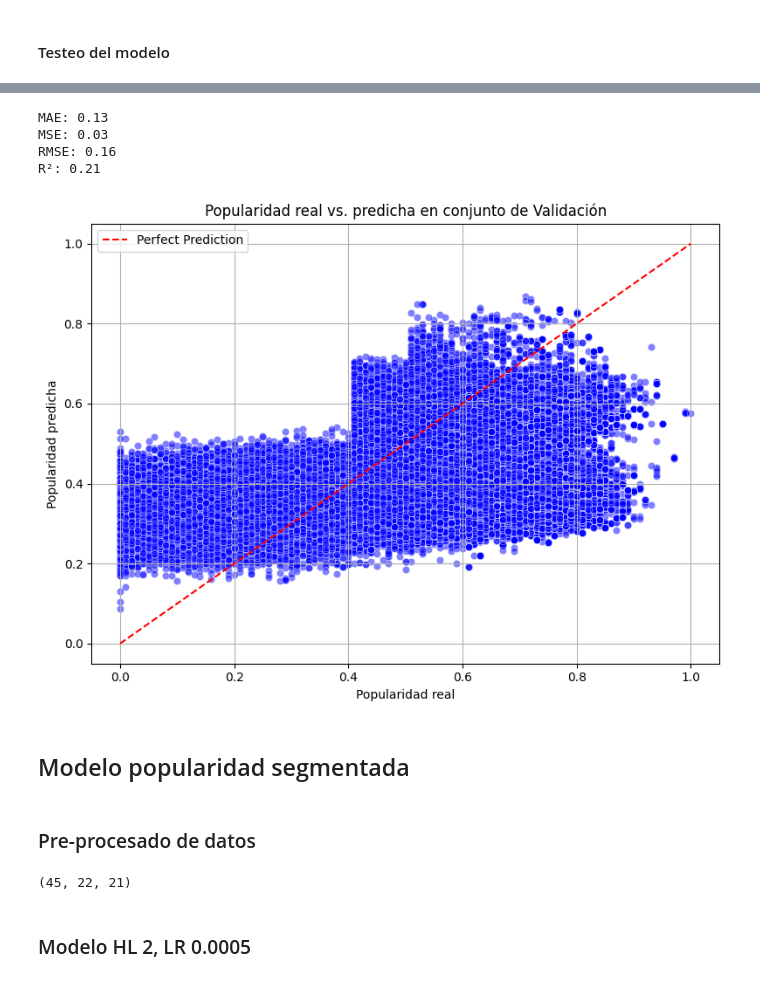
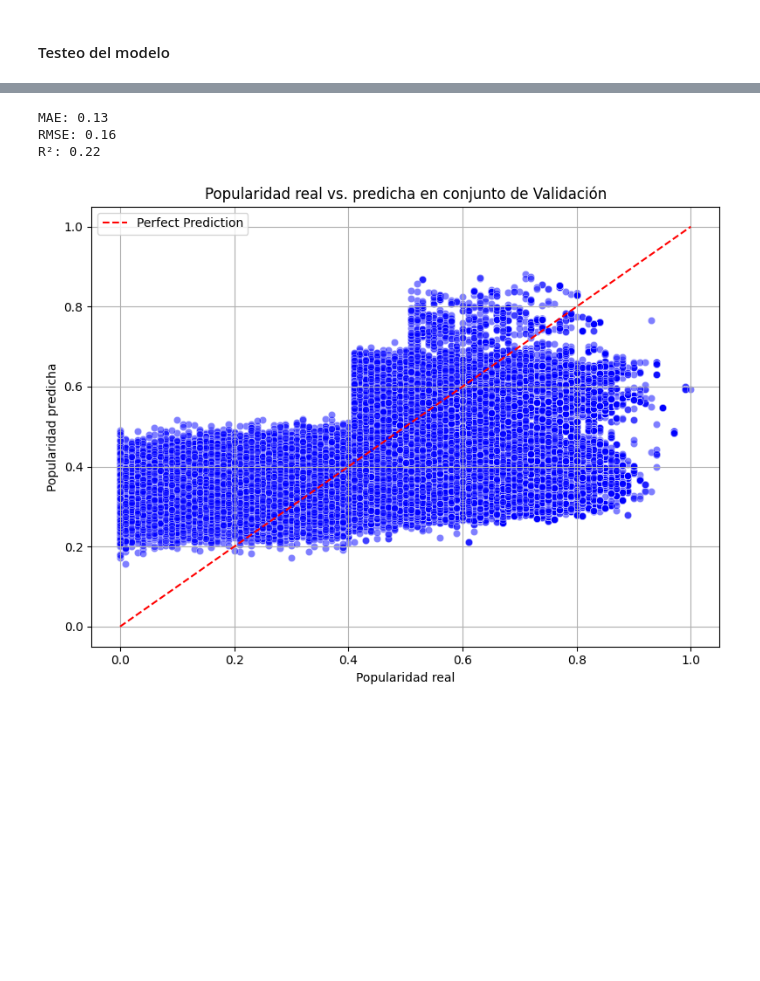
Before and after one commit to jin-roh25/IAProyectoFinal, a Jupyter notebook: PopularidadNN.ipynb, the cells around one changed output, grey strips where cells are left out. Cells and saved outputs as stored; diff of their text form; code cells hidden in the pictures; blank space fills up the shorter version.

```diff
--- a/PopularidadNN.ipynb
+++ b/PopularidadNN.ipynb
@@ -907,7 +909,7 @@ model = model.to(device)
 
 # Definir la función de pérdida y el optimizador
 criterion = nn.MSELoss()  # Mean Squared Error para regresión
-optimizer = torch.optim.Adam(model.parameters(), lr=0.001, weight_decay=1e-4)  # Adam optimizer
+optimizer = torch.optim.Adam(model.parameters(), lr=0.0005, weight_decay=1e-4)  # Adam optimizer
 # %% [markdown]
 #### Entrenamiento del modelo
 # %%
@@ -1075,7 +1075,7 @@ plt.show()
 # %%
 #Modelo de red neuronal
 class MLP_P4(nn.Module):
-    def __init__(self, hidden_size=10, input_size=141, dropout_p=0.2):
+    def __init__(self, hidden_size=10, input_size=141, dropout_p=0.3):
         super().__init__()
         self.hidden_size = hidden_size
         self.input_size = input_size
@@ -1155,7 +1155,7 @@ model = model.to(device)
 
 # Definir la función de pérdida y el optimizador
 criterion = nn.MSELoss()  # Mean Squared Error para regresión
-optimizer = torch.optim.Adam(model.parameters(), lr=0.0005, weight_decay=1e-4)  # Adam optimizer
+optimizer = torch.optim.Adam(model.parameters(), lr=0.0001, weight_decay=1e-4)  # Adam optimizer
 # %% [markdown]
 #### Entrenamiento del modelo
 # %%
@@ -1287,7 +1290,7 @@ Test Loss: 0.0617
 # %%
 # Metricas de evaluación
-y_pred = np.concatenate(preds).reshape(-1, 1)
-y_true = np.concatenate(true).reshape(-1, 1)
+y_pred = np.concatenate(preds).reshape(-1, 1).ravel()
+y_true = np.concatenate(true).reshape(-1, 1).ravel()
 
 mae = mean_absolute_error(y_true, y_pred)
 mse = mean_squared_error(y_true, y_pred)
@@ -1295,29 +1298,23 @@ rmse = np.sqrt(mse)
 r2 = r2_score(y_true, y_pred)
 
 print(f"MAE: {mae:.2f}")
-print(f"MSE: {mse:.2f}")
 print(f"RMSE: {rmse:.2f}")
 print(f"R²: {r2:.2f}")
 # %% [output]
 MAE: 0.13
-MSE: 0.03
 RMSE: 0.16
-R²: 0.21
+R²: 0.22
 # %%
 plt.figure(figsize=(8, 6))
-sns.scatterplot(x=y_true.ravel(), y=y_pred.ravel(), alpha=0.5, color="blue")
+sns.scatterplot(x=y_true, y=y_pred, alpha=0.5, color="blue")
 
 plt.plot([0, 1], [0, 1], color='red', linestyle='--', label="Perfect Prediction")
 plt.xlabel("Popularidad real")
 plt.ylabel("Popularidad predicha")
 plt.title("Popularidad real vs. predicha en conjunto de Validación")
 plt.legend()
 plt.grid(True)
 plt.tight_layout()
 plt.show()
 # %% [output]
-[figure, old version]
+[figure, new version]
-# %% [markdown]
-## Modelo popularidad segmentada
-# %% [markdown]
-### Pre-procesado de datos
@@ -1352,6 +1320,0 @@ y_test = DataLoader(y_test, batch_size=3939, shuffle=False)  # Crear DataLoader
-# %%
-len(X_train), len(X_val), len(X_test)
-# %% [output]
-(45, 22, 21)
-# %% [markdown]
-### Modelo HL 2, LR 0.0005
```
Also changed, not shown: parts of 57 cells of this notebook, 3 other files.
